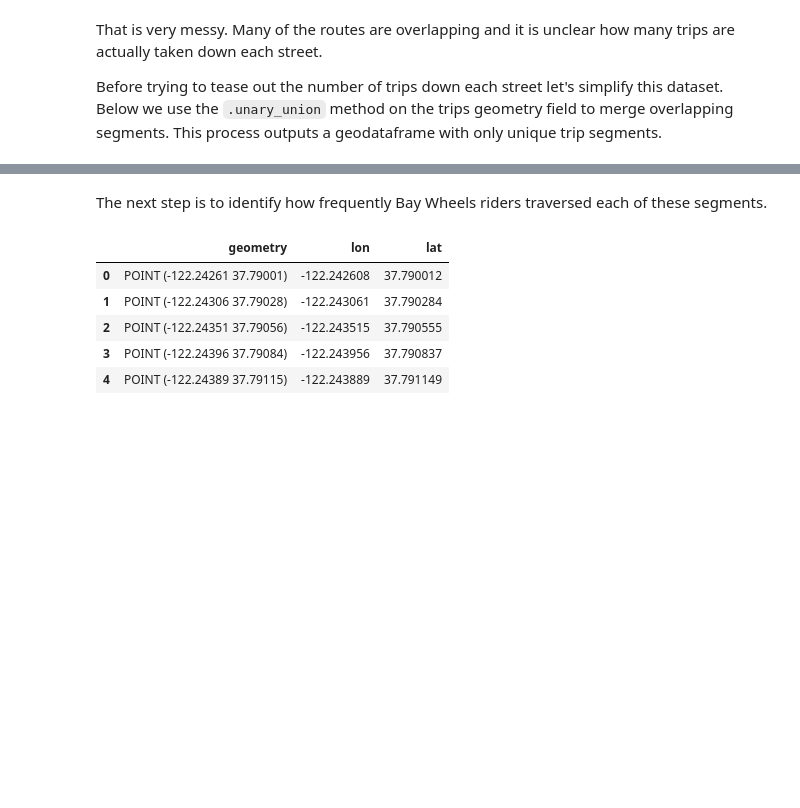
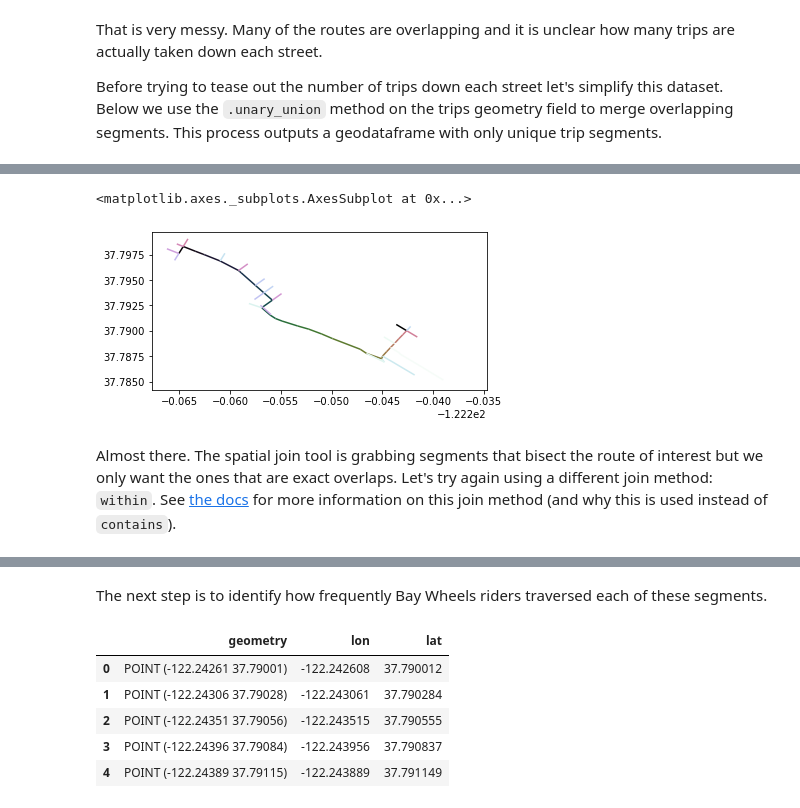
Before and after one commit to ethanebinger/CP255, a Jupyter notebook: code/2_Densify_BayWheels_Trips.ipynb, the cells around one changed output, grey strips where cells are left out. Saved outputs shown, nothing was run; the diff lists cells and outputs as text; code cells hidden in the pictures; blank space fills up the shorter version.

```diff
--- a/code/2_Densify_BayWheels_Trips.ipynb
+++ b/code/2_Densify_BayWheels_Trips.ipynb
@@ -112,0 +139,17 @@ plt.show()
+# %%
+# Add an id column to the segments that is different from the index.
+# This id is one-indexed to differentiate it from the gpd index.
+# This id will be needed after we intersect these segments with the trips LineStrings
+split_gdf['seg_id'] = range(1,len(split_gdf)+1)
+# %%
+# Spatially join the segments with the routes. This will create a new geodataframe
+# with a record for every intersection between the two geodataframes. We use an inner
+# join because it creates duplicates of the split_gdf LineStrings and while preserving
+# that geometry. This is what we want: counts of the trips over each segment.
+
+# Code source:
+# * https://stackoverflow.com/questions/28752044/getting-counts-of-intersections-between-geometries-in-geopandas
+# * https://github.com/agile-geoscience/notebooks/blob/master/Programming_a_seismic_program.ipynb
+# * https://geopandas.org/reference/geopandas.sjoin.html?highlight=sjoin#geopandas.sjoin
+
+sjoin_gdf = gpd.tools.sjoin(split_gdf, trips_gdf)
@@ -112,0 +162,8 @@ plt.show()
+# %%
+# Display what the intersection of the route with the segments looks like
+sjoin_gdf.loc[(sjoin_gdf.start_station_id==163) & (sjoin_gdf.end_station_id==46)].plot(cmap='cubehelix')
+# %% [output]
+<matplotlib.axes._subplots.AxesSubplot at 0x...>
+[figure, added]
+# %% [markdown]
+Almost there. The spatial join tool is grabbing segments that bisect the route of interest but we only want the ones that are exact overlaps. Let's try again using a different join method: `within`. See [the docs](https://shapely.readthedocs.io/en/latest/manual.html#binary-predicates) for more information on this join method (and why this is used instead of `contains`).
```
Also changed, not shown: parts of 29 cells of this notebook, 1 other file.
